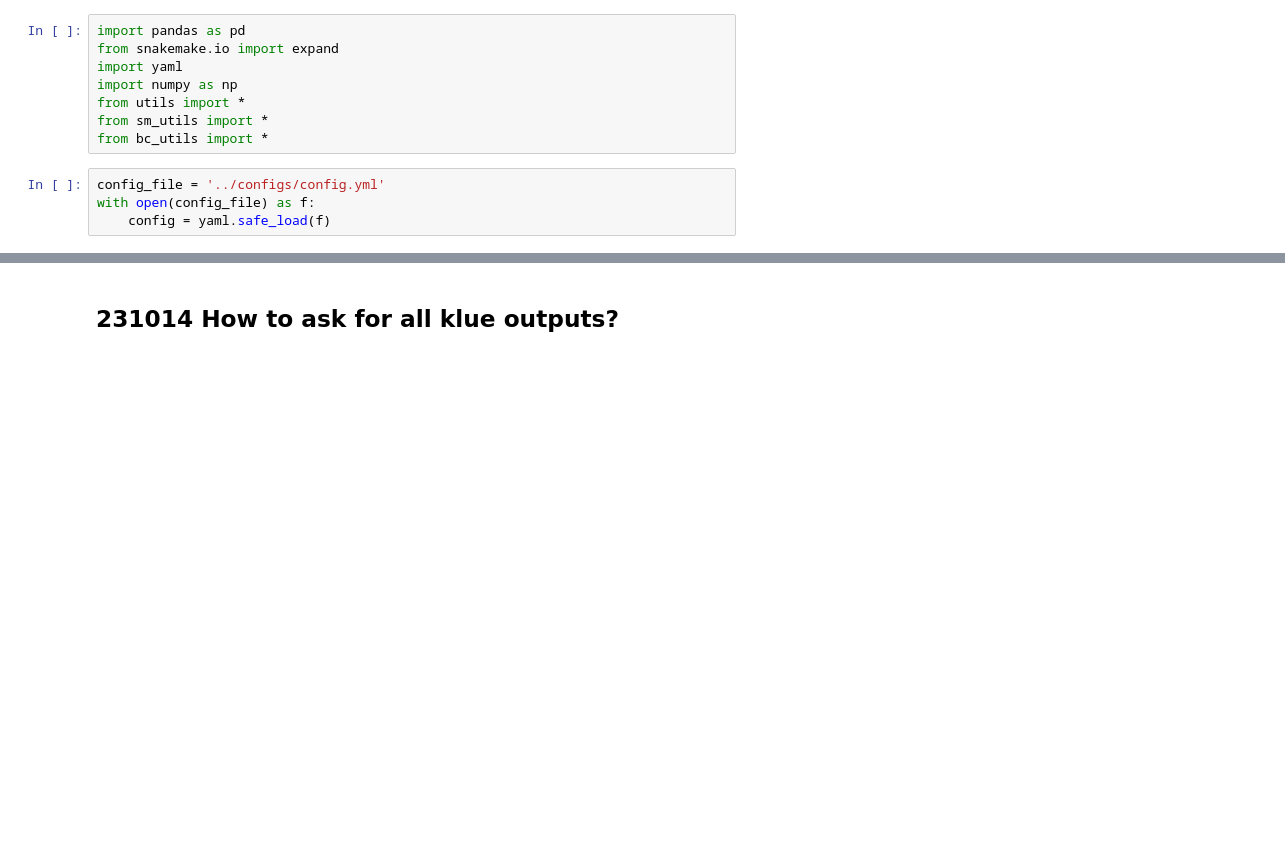
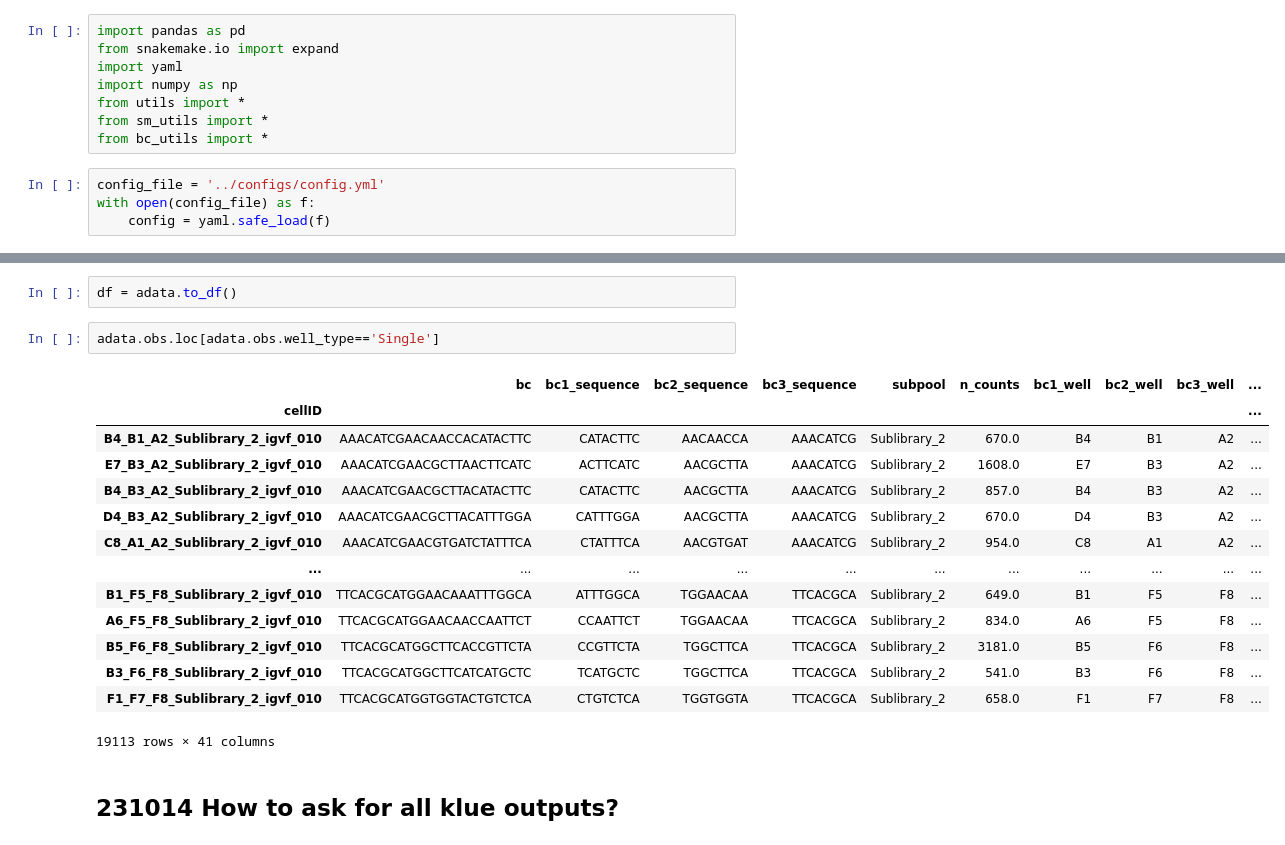
Before and after one commit to mortazavilab/parse_pipeline, a Jupyter notebook: snakemake/snakemake_dev.ipynb, the cells around one changed output, grey strips where cells are left out. Saved outputs shown, nothing was run; the diff lists cells and outputs as text; blank space fills up the shorter version.

```diff
--- a/snakemake/snakemake_dev.ipynb
+++ b/snakemake/snakemake_dev.ipynb
@@ -13,3 +59,22 @@ with open(config_file) as f:
+# %%
+df = adata.to_df()
+# %%
+adata.obs.loc[adata.obs.well_type=='Single']
+# %% [output]
+|  | bc | bc1_sequence | bc2_sequence | bc3_sequence | subpool | n_counts | bc1_well | bc2_well | bc3_well | ... |
+| cellID |  |  |  |  |  |  |  |  |  | ... |
+| B4_B1_A2_Sublibrary_2_igvf_010 | AAACATCGAACAACCACATACTTC | CATACTTC | AACAACCA | AAACATCG | Sublibrary_2 | 670.0 | B4 | B1 | A2 | ... |
+| E7_B3_A2_Sublibrary_2_igvf_010 | AAACATCGAACGCTTAACTTCATC | ACTTCATC | AACGCTTA | AAACATCG | Sublibrary_2 | 1608.0 | E7 | B3 | A2 | ... |
+| B4_B3_A2_Sublibrary_2_igvf_010 | AAACATCGAACGCTTACATACTTC | CATACTTC | AACGCTTA | AAACATCG | Sublibrary_2 | 857.0 | B4 | B3 | A2 | ... |
+| D4_B3_A2_Sublibrary_2_igvf_010 | AAACATCGAACGCTTACATTTGGA | CATTTGGA | AACGCTTA | AAACATCG | Sublibrary_2 | 670.0 | D4 | B3 | A2 | ... |
+| C8_A1_A2_Sublibrary_2_igvf_010 | AAACATCGAACGTGATCTATTTCA | CTATTTCA | AACGTGAT | AAACATCG | Sublibrary_2 | 954.0 | C8 | A1 | A2 | ... |
+| ... | ... | ... | ... | ... | ... | ... | ... | ... | ... | ... |
+| B1_F5_F8_Sublibrary_2_igvf_010 | TTCACGCATGGAACAAATTTGGCA | ATTTGGCA | TGGAACAA | TTCACGCA | Sublibrary_2 | 649.0 | B1 | F5 | F8 | ... |
+| A6_F5_F8_Sublibrary_2_igvf_010 | TTCACGCATGGAACAACCAATTCT | CCAATTCT | TGGAACAA | TTCACGCA | Sublibrary_2 | 834.0 | A6 | F5 | F8 | ... |
+| B5_F6_F8_Sublibrary_2_igvf_010 | TTCACGCATGGCTTCACCGTTCTA | CCGTTCTA | TGGCTTCA | TTCACGCA | Sublibrary_2 | 3181.0 | B5 | F6 | F8 | ... |
+| B3_F6_F8_Sublibrary_2_igvf_010 | TTCACGCATGGCTTCATCATGCTC | TCATGCTC | TGGCTTCA | TTCACGCA | Sublibrary_2 | 541.0 | B3 | F6 | F8 | ... |
+| F1_F7_F8_Sublibrary_2_igvf_010 | TTCACGCATGGTGGTACTGTCTCA | CTGTCTCA | TGGTGGTA | TTCACGCA | Sublibrary_2 | 658.0 | F1 | F7 | F8 | ... |
+19113 rows × 41 columns
 # %% [markdown]
 ## 231014 How to ask for all klue outputs?
 # %%
```
Also changed, not shown: parts of 9 cells of this notebook, 2 other files.
